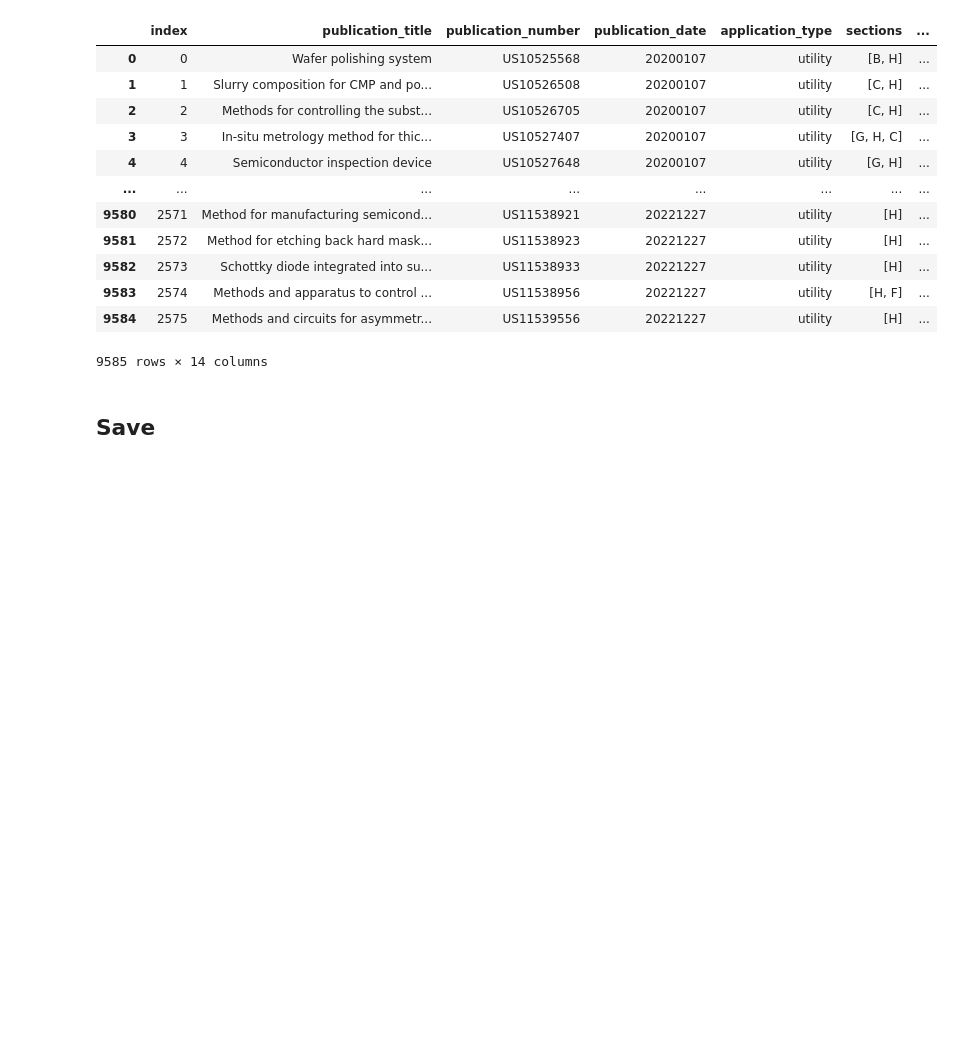
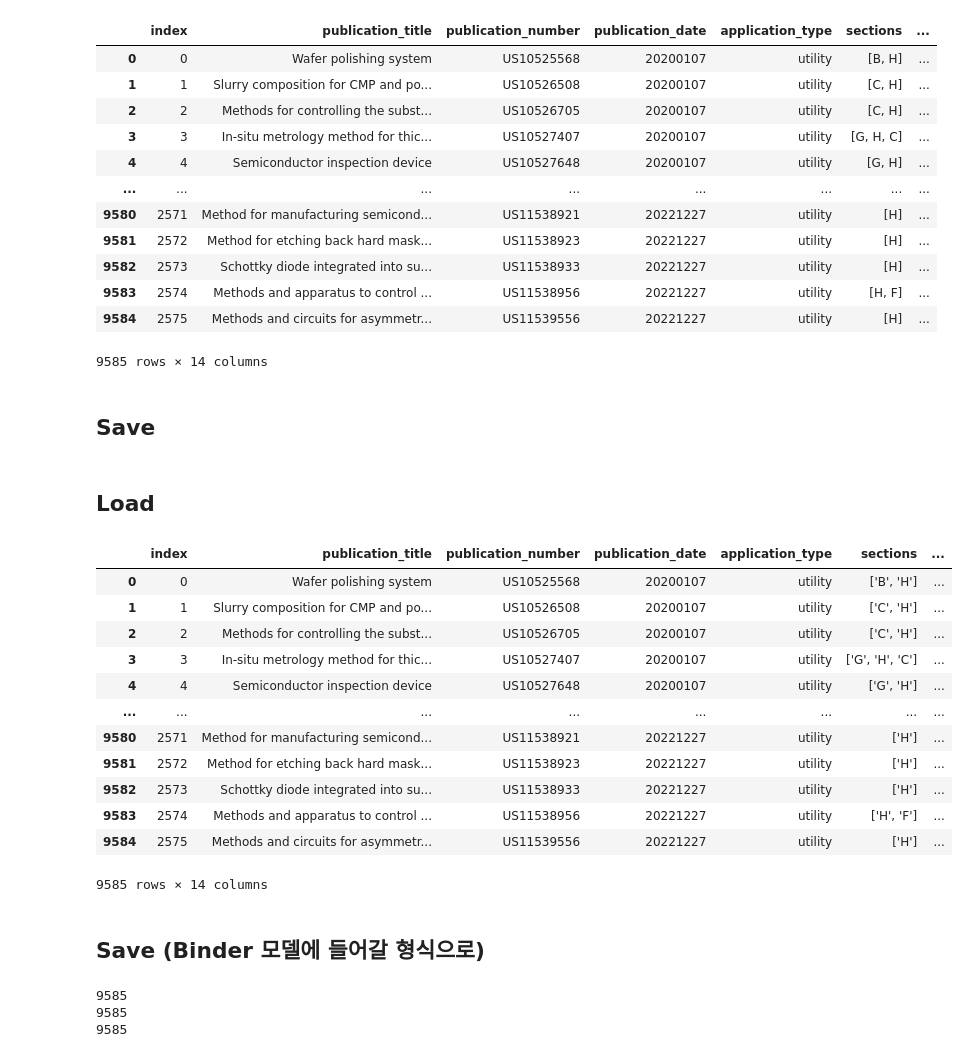
Before and after one commit to hjkim811/Patent-Knowledge-Graph, a Jupyter notebook: entity_extraction/USPTO_Patent_Preprocessing.ipynb, the cells around one changed output. Drawn from its saved outputs; the diff is of its cells as text; code cells hidden in the pictures; blank space fills up the shorter version.

Commit message:
input file for binder inference

```diff
--- a/entity_extraction/USPTO_Patent_Preprocessing.ipynb
+++ b/entity_extraction/USPTO_Patent_Preprocessing.ipynb
@@ -203,3 +228,36 @@ with open('Preprocessed_Data/H01L_2020-2022_9585_descriptions.pickle','wb') as f
     pickle.dump(list_descriptions, fw)
 with open('Preprocessed_Data/H01L_2020-2022_9585_claims.pickle','wb') as fw:
     pickle.dump(list_claims, fw)
+# %% [markdown]
+## Load
+# %%
+import pandas as pd
+
+df_loaded = pd.read_csv('Preprocessed_Data/H01L_2020-2022_9585_df.csv')
+df_loaded
+# %% [output]
+|  | index | publication_title | publication_number | publication_date | application_type | sections | ... |
+| 0 | 0 | Wafer polishing system | US10525568 | 20200107 | utility | ['B', 'H'] | ... |
+| 1 | 1 | Slurry composition for CMP and po... | US10526508 | 20200107 | utility | ['C', 'H'] | ... |
+| 2 | 2 | Methods for controlling the subst... | US10526705 | 20200107 | utility | ['C', 'H'] | ... |
+| 3 | 3 | In-situ metrology method for thic... | US10527407 | 20200107 | utility | ['G', 'H', 'C'] | ... |
+| 4 | 4 | Semiconductor inspection device | US10527648 | 20200107 | utility | ['G', 'H'] | ... |
+| ... | ... | ... | ... | ... | ... | ... | ... |
+| 9580 | 2571 | Method for manufacturing semicond... | US11538921 | 20221227 | utility | ['H'] | ... |
+| 9581 | 2572 | Method for etching back hard mask... | US11538923 | 20221227 | utility | ['H'] | ... |
+| 9582 | 2573 | Schottky diode integrated into su... | US11538933 | 20221227 | utility | ['H'] | ... |
+| 9583 | 2574 | Methods and apparatus to control ... | US11538956 | 20221227 | utility | ['H', 'F'] | ... |
+| 9584 | 2575 | Methods and circuits for asymmetr... | US11539556 | 20221227 | utility | ['H'] | ... |
+9585 rows × 14 columns
+# %% [markdown]
+## Save (Binder 모델에 들어갈 형식으로)
+# %%
+list_index = list(df['index'])
+
+print(len(list_index))
+print(len(list_abstract))
+print(len(list_background))
+# %% [output]
+9585
+9585
+9585
```
Also changed, not shown: parts of 5 cells of this notebook, 2 other files.
